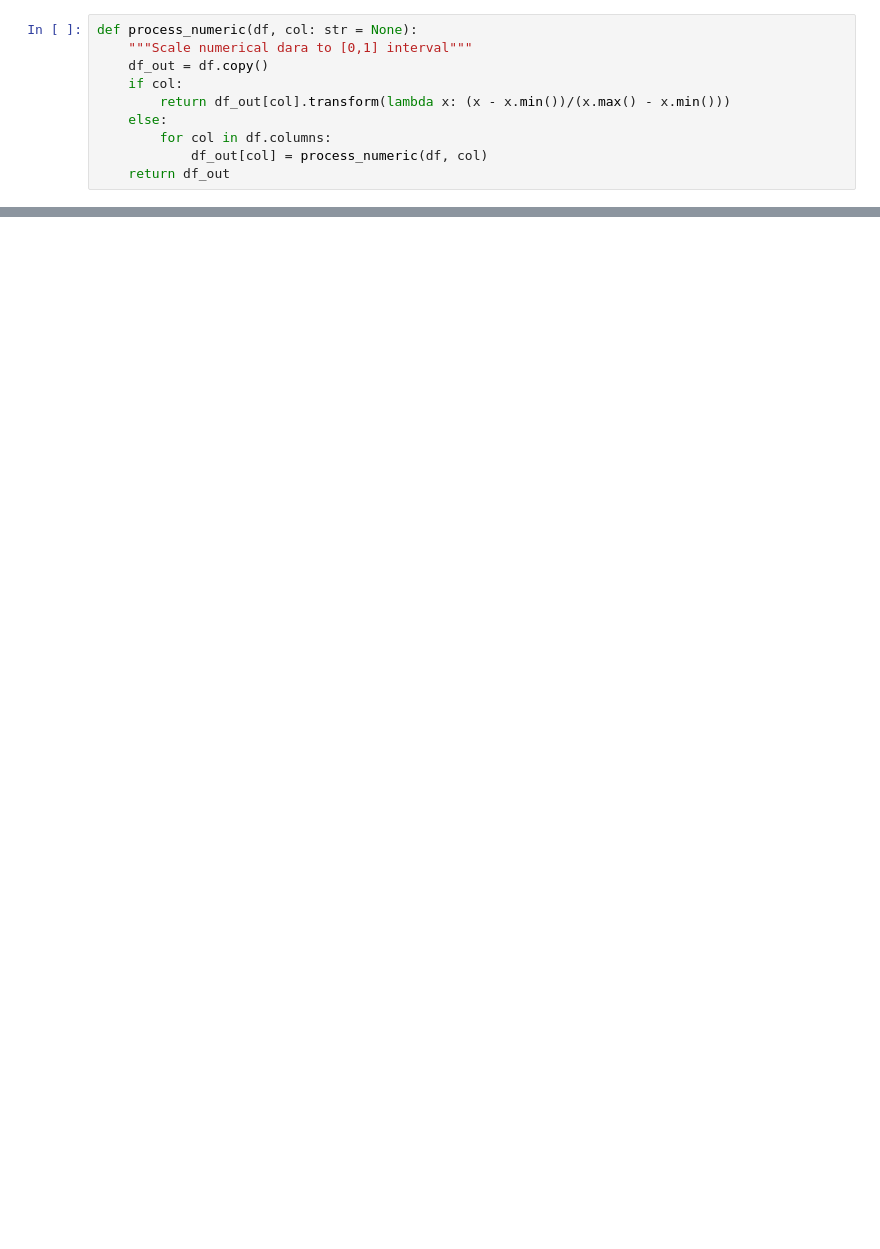
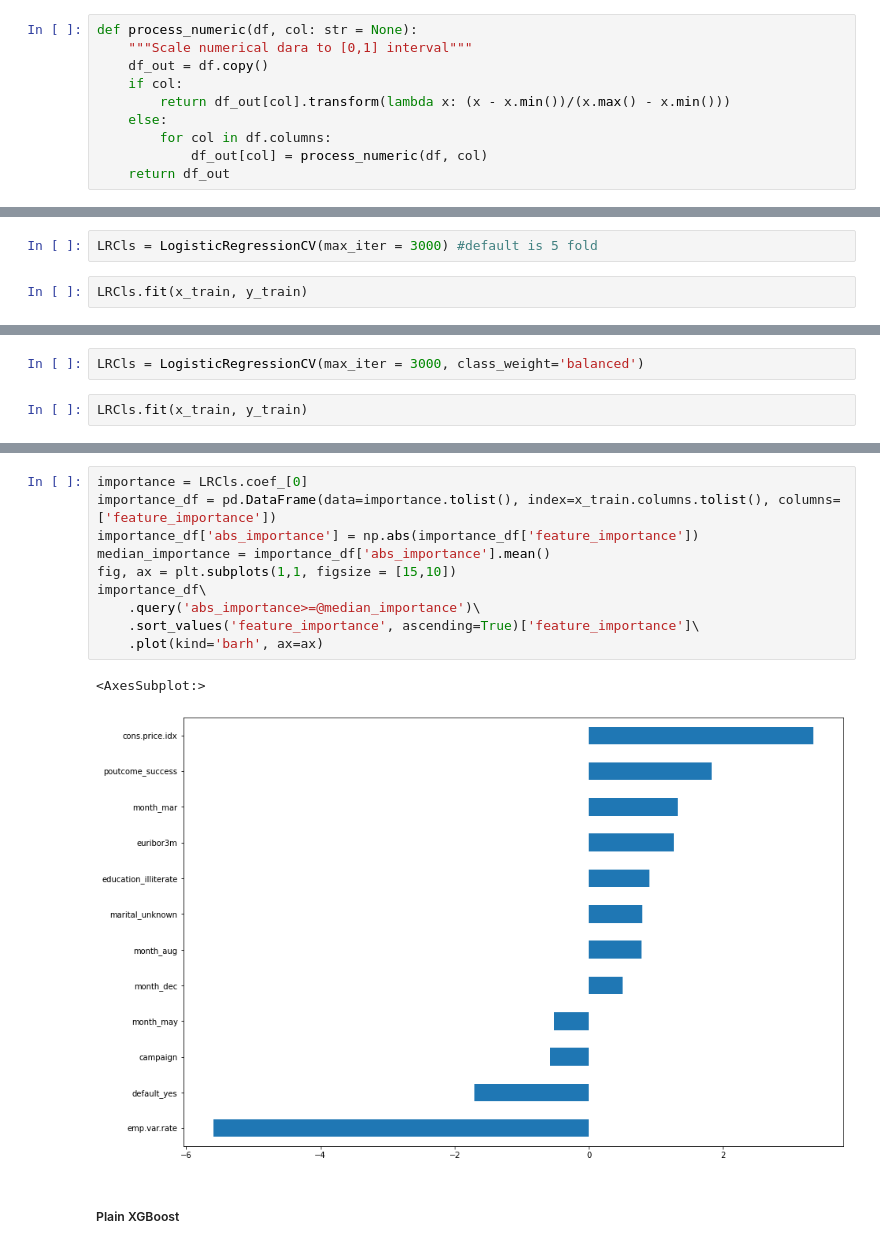
Before and after one commit to yasinsb/bank-marketing, a Jupyter notebook: bank_marketing.ipynb, the cells around one changed output, grey strips where cells are left out. Drawn from its saved outputs; the diff is of its cells as text; blank space fills up the shorter version.

```diff
--- a/bank_marketing.ipynb
+++ b/bank_marketing.ipynb
@@ -301,0 +334,4 @@ data_numeric_processed.head()
+# %%
+LRCls = LogisticRegressionCV(max_iter = 3000) #default is 5 fold
+# %%
+LRCls.fit(x_train, y_train)
@@ -301,0 +373,4 @@ data_numeric_processed.head()
+# %%
+LRCls = LogisticRegressionCV(max_iter = 3000, class_weight='balanced')
+# %%
+LRCls.fit(x_train, y_train)
@@ -301,0 +410,15 @@ data_numeric_processed.head()
+# %%
+importance = LRCls.coef_[0]
+importance_df = pd.DataFrame(data=importance.tolist(), index=x_train.columns.tolist(), columns=['feature_importance'])
+importance_df['abs_importance'] = np.abs(importance_df['feature_importance'])
+median_importance = importance_df['abs_importance'].mean()
+fig, ax = plt.subplots(1,1, figsize = [15,10])
+importance_df\
+    .query('abs_importance>=@median_importance')\
+    .sort_values('feature_importance', ascending=True)['feature_importance']\
+    .plot(kind='barh', ax=ax)
+# %% [output]
+<AxesSubplot:>
+[figure, added]
+# %% [markdown]
+##### Plain XGBoost
```
Also changed, not shown: parts of 35 cells of this notebook.
